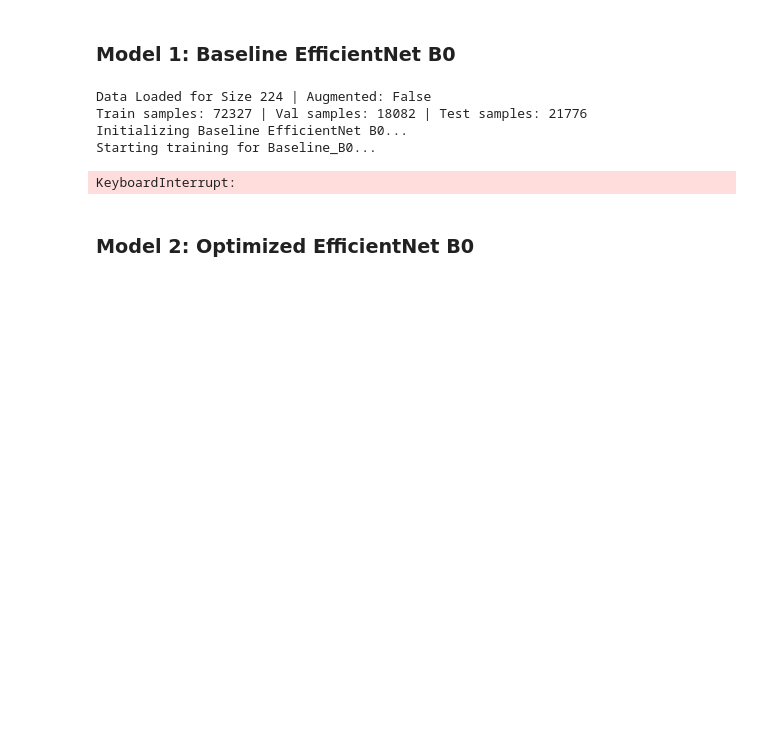
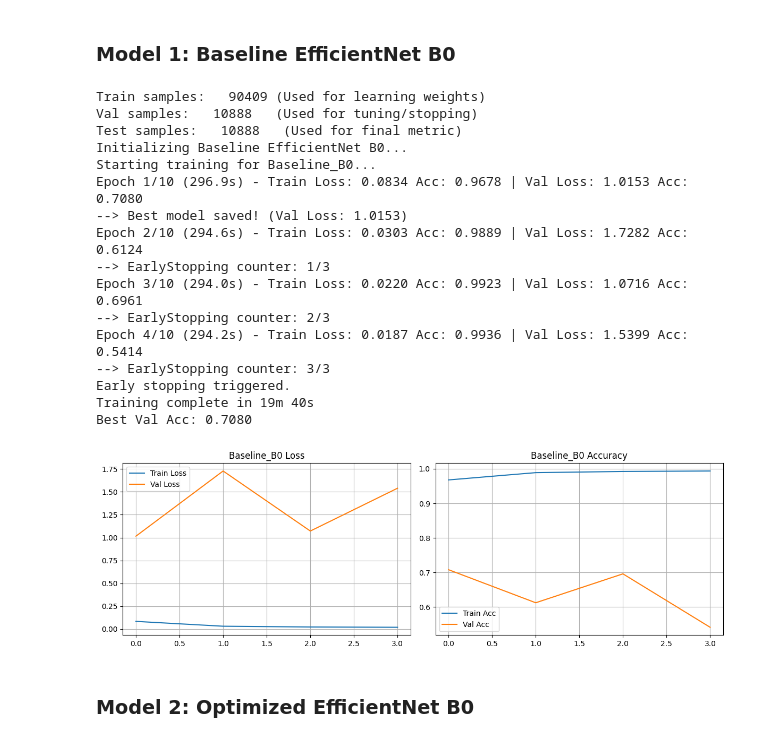
Before and after one commit to andrewbejjani/DeepFakeDetection, a Jupyter notebook: main.ipynb, the cells around one changed output. Saved outputs shown, nothing was run; the diff lists cells and outputs as text; code cells hidden in the pictures; blank space fills up the shorter version.

```diff
--- a/main.ipynb
+++ b/main.ipynb
@@ -363,38 +468,49 @@ model_b0_base = models.efficientnet_b0(weights=models.EfficientNet_B0_Weights.IM
 
 # Naive Transfer Learning:
 # We do NOT freeze weights. We train the entire network (backbone + head) from start.
 # This often leads to overfitting on small datasets as we destroy ImageNet weights too fast.
 for param in model_b0_base.parameters():
     param.requires_grad = True
 
 # Simple Head (No Dropout)
 num_features = model_b0_base.classifier[1].in_features
 model_b0_base.classifier[1] = nn.Linear(num_features, 2)
 model_b0_base = model_b0_base.to(DEVICE)
 
 # 3. Training Config (Standard)
 criterion = nn.CrossEntropyLoss() # Standard Hard Loss
 optimizer = optim.Adam(model_b0_base.parameters(), lr=0.001) # Standard Adam
 
 # 4. Execution
 model_b0_base, hist_b0_base = train_model(
     model_b0_base,
     train_loader_base,
     val_loader_base,
     criterion,
     optimizer,
     scheduler=None, # No scheduler for baseline
     num_epochs=10,
     patience=3,
-    model_name="Baseline_B0",
-    save_checkpoint=True
+    model_name="Baseline_B0"
 )
 # %% [output]
-Data Loaded for Size 224 | Augmented: False
-Train samples: 72327 | Val samples: 18082 | Test samples: 21776
+Train samples:   90409 (Used for learning weights)
+Val samples:   10888   (Used for tuning/stopping)
+Test samples:   10888   (Used for final metric)
 Initializing Baseline EfficientNet B0...
 Starting training for Baseline_B0...
+Epoch 1/10 (296.9s) - Train Loss: 0.0834 Acc: 0.9678 | Val Loss: 1.0153 Acc: 0.7080
+--> Best model saved! (Val Loss: 1.0153)
+Epoch 2/10 (294.6s) - Train Loss: 0.0303 Acc: 0.9889 | Val Loss: 1.7282 Acc: 0.6124
+--> EarlyStopping counter: 1/3
+Epoch 3/10 (294.0s) - Train Loss: 0.0220 Acc: 0.9923 | Val Loss: 1.0716 Acc: 0.6961
+--> EarlyStopping counter: 2/3
+Epoch 4/10 (294.2s) - Train Loss: 0.0187 Acc: 0.9936 | Val Loss: 1.5399 Acc: 0.5414
+--> EarlyStopping counter: 3/3
+Early stopping triggered.
+Training complete in 19m 40s
+Best Val Acc: 0.7080
-KeyboardInterrupt:
+[figure, added]
 # %% [markdown]
 ### Model 2: Optimized EfficientNet B0
 # %%
```
Also changed, not shown: parts of 9 cells of this notebook, 4 other files.
